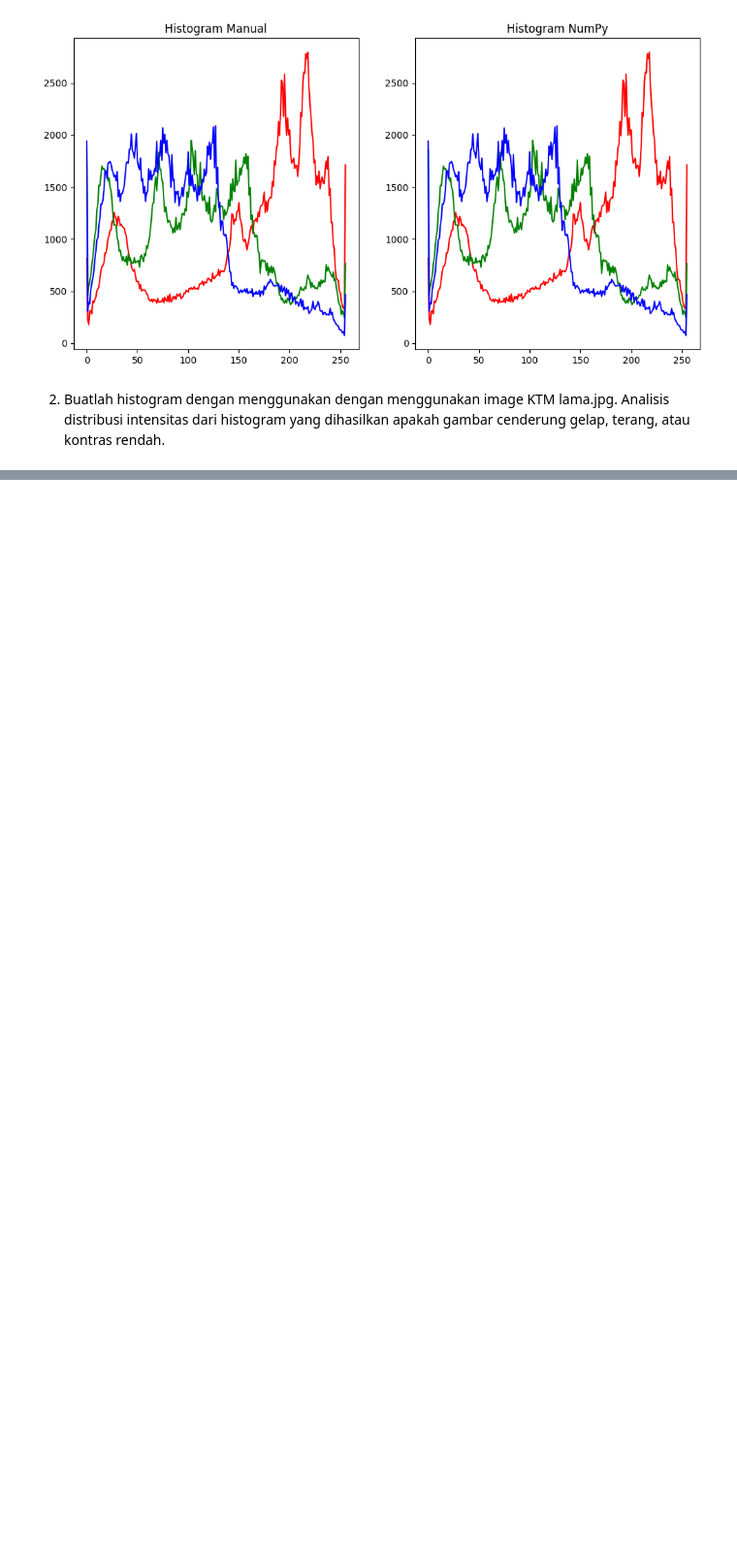
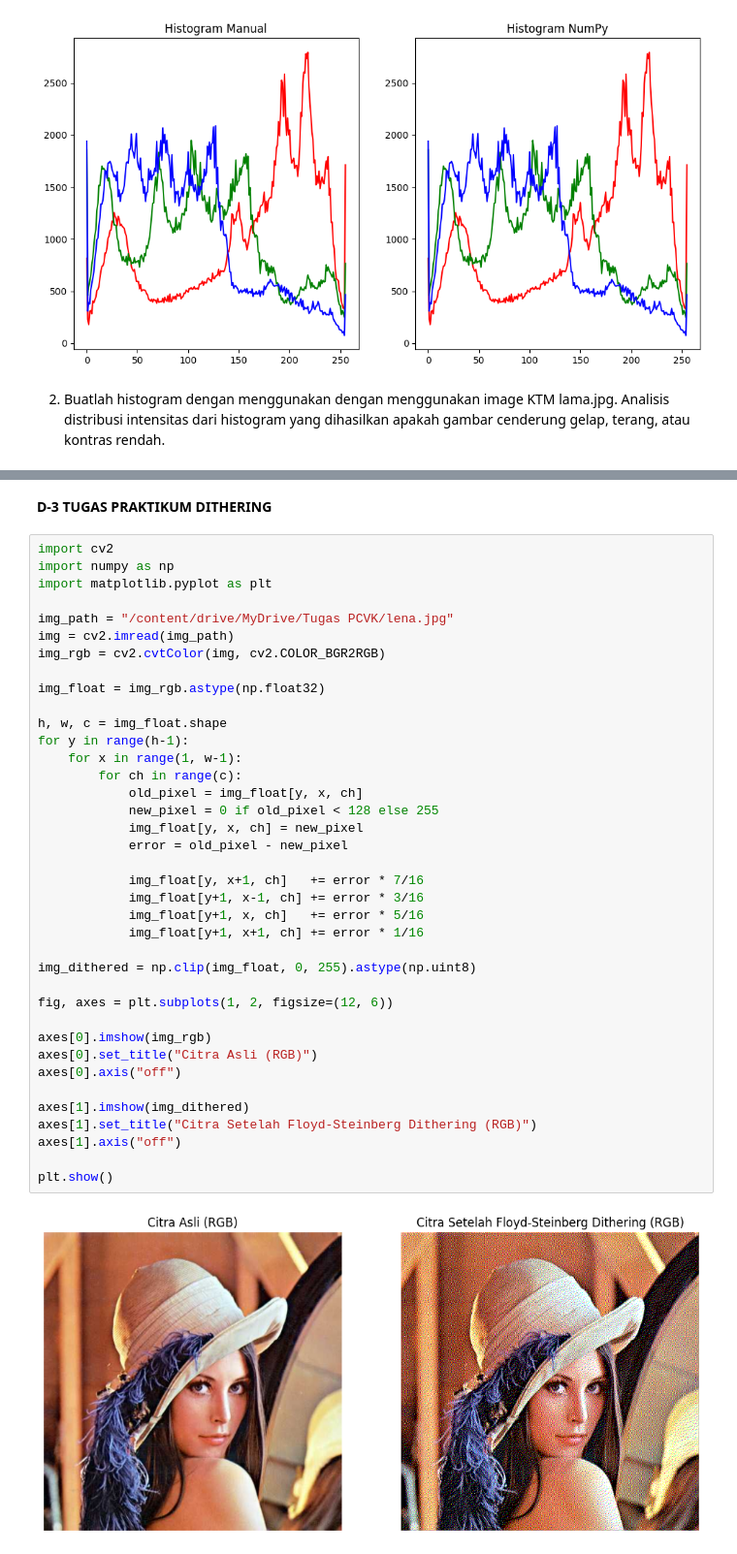
Before and after one commit to abdullatifm1127/PCVK_GANJIL_2025, a Jupyter notebook: WEEK_5.ipynb, the cells around one changed output, grey strips where cells are left out. Shown at 97% size. Cells and saved outputs as stored; diff of their text form; blank space fills up the shorter version.

```diff
--- a/WEEK_5.ipynb
+++ b/WEEK_5.ipynb
@@ -179,0 +260,42 @@ plt.show()
+# %% [markdown]
+**D-3 TUGAS PRAKTIKUM DITHERING**
+# %%
+import cv2
+import numpy as np
+import matplotlib.pyplot as plt
+
+img_path = "/content/drive/MyDrive/Tugas PCVK/lena.jpg"
+img = cv2.imread(img_path)
+img_rgb = cv2.cvtColor(img, cv2.COLOR_BGR2RGB)
+
+img_float = img_rgb.astype(np.float32)
+
+h, w, c = img_float.shape
+for y in range(h-1):
+    for x in range(1, w-1):
+        for ch in range(c):
+            old_pixel = img_float[y, x, ch]
+            new_pixel = 0 if old_pixel < 128 else 255
+            img_float[y, x, ch] = new_pixel
+            error = old_pixel - new_pixel
+
+            img_float[y, x+1, ch]   += error * 7/16
+            img_float[y+1, x-1, ch] += error * 3/16
+            img_float[y+1, x, ch]   += error * 5/16
+            img_float[y+1, x+1, ch] += error * 1/16
+
+img_dithered = np.clip(img_float, 0, 255).astype(np.uint8)
+
+fig, axes = plt.subplots(1, 2, figsize=(12, 6))
+
+axes[0].imshow(img_rgb)
+axes[0].set_title("Citra Asli (RGB)")
+axes[0].axis("off")
+
+axes[1].imshow(img_dithered)
+axes[1].set_title("Citra Setelah Floyd-Steinberg Dithering (RGB)")
+axes[1].axis("off")
+
+plt.show()
+# %% [output]
+[figure, added]
```
Also changed, not shown: parts of 9 cells of this notebook.
